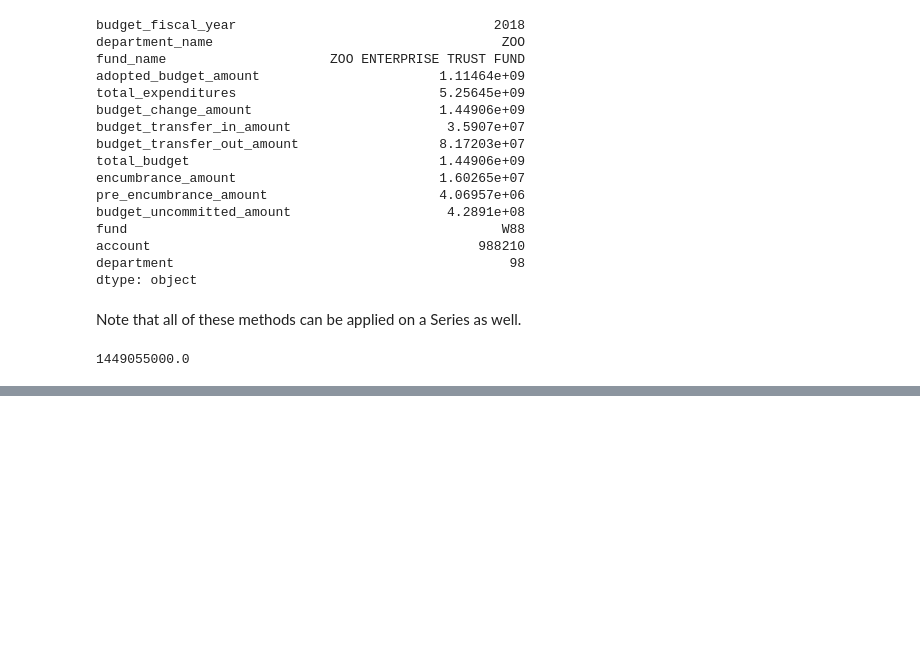
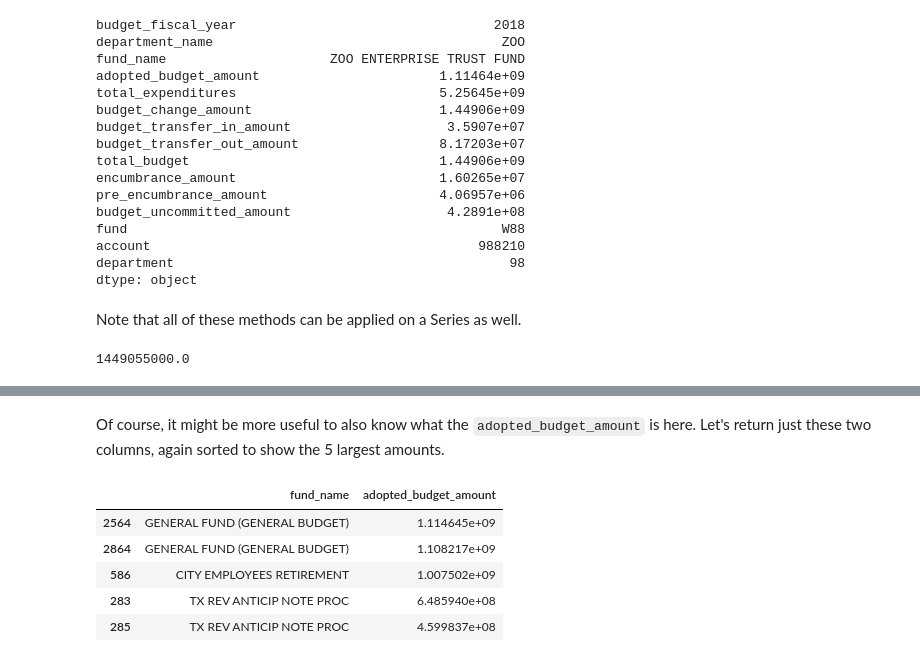
Before and after one commit to dstrodtman/pandas_intro_pyladies, a Jupyter notebook: lessons/01_intro_to_pandas.ipynb, the cells around one changed output, grey strips where cells are left out. Saved outputs shown, nothing was run; the diff lists cells and outputs as text; code cells hidden in the pictures; blank space fills up the shorter version.

```diff
--- a/notebooks/EDA_2018.ipynb
+++ b/lessons/01_intro_to_pandas.ipynb
@@ -1356,0 +1259,11 @@ df.groupby(['department_name', 'department'])[['account_name']].count()
+# %% [markdown]
+Of course, it might be more useful to also know what the `adopted_budget_amount` is here. Let's return just these two columns, again sorted to show the 5 largest amounts.
+# %%
+df.sort_values('adopted_budget_amount', ascending=False)[['fund_name', 'adopted_budget_amount']].head()
+# %% [output]
+|  | fund_name | adopted_budget_amount |
+| 2564 | GENERAL FUND (GENERAL BUDGET) | 1.114645e+09 |
+| 2864 | GENERAL FUND (GENERAL BUDGET) | 1.108217e+09 |
+| 586 | CITY EMPLOYEES RETIREMENT | 1.007502e+09 |
+| 283 | TX REV ANTICIP NOTE PROC | 6.485940e+08 |
+| 285 | TX REV ANTICIP NOTE PROC | 4.599837e+08 |
```
Also changed, not shown: parts of 40 cells of this notebook, 3 other files.
